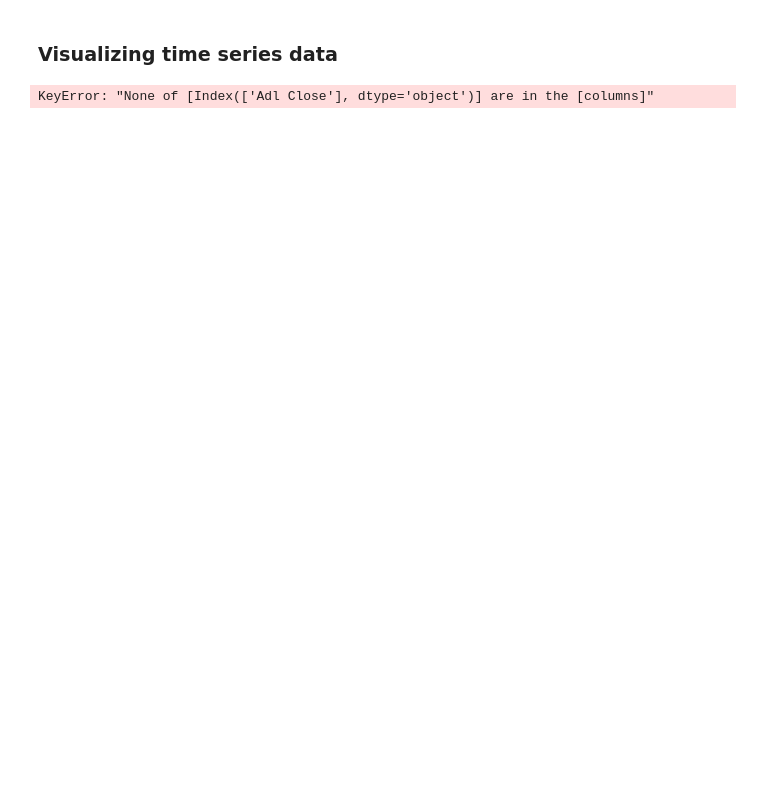
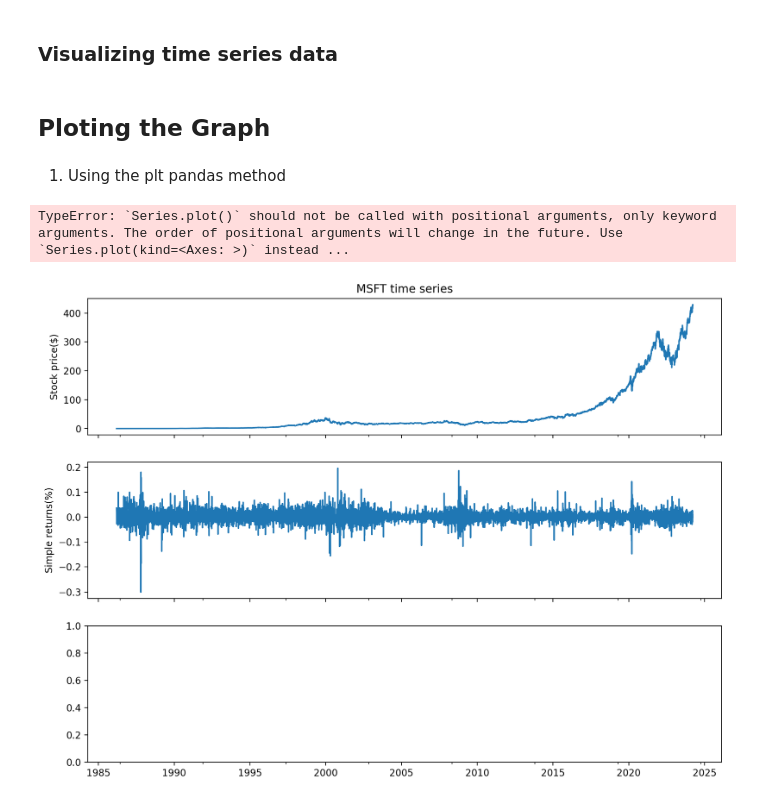
Before and after one commit to enorteyking/Python-For-Finance, a Jupyter notebook: Visualizing Time Series Data.ipynb, the cells around one changed output. Cells and saved outputs as stored; diff of their text form; code cells hidden in the pictures; blank space fills up the shorter version.

Commit message:
Visualization of time series data with the plt method

```diff
--- a/Visualizing Time Series Data.ipynb
+++ b/Visualizing Time Series Data.ipynb
@@ -12,7 +14,42 @@ import yfinance as yf
 df = yf.download('MSFT', auto_adjust =False, progress=False)
 
 #Locating column name 'Adj Close'
-df = df.loc[:, ['Adl Close']]
+df = df.loc[:, ['Adj Close']]
 df.rename(columns={'Adj Close':'adj_close'}, inplace=True)
-# %% [output]
-KeyError: "None of [Index(['Adl Close'], dtype='object')] are in the [columns]"
+# %%
+# Calculating simple and log returns
+df['simple_rtn'] = df.adj_close.pct_change()
+df['log_rtn'] = np.log(df.adj_close/df.adj_close.shift(1))
+
+# Dropping all redundant variables
+df.dropna(how='any', inplace=True)
+# %% [markdown]
+## Ploting the Graph
+# %% [markdown]
+1. Using the plt pandas method
+# %%
+fig, ax = plt.subplots(3, 1, figsize=(12, 10), sharex=True)
+
+#adding Prices
+df.adj_close.plot(ax=ax[0])
+ax[0].set(title='MSFT time series',
+         ylabel='Stock price($)')
+
+#Adding simple return
+df.simple_rtn.plot(ax=ax[1])
+ax[1].set(ylabel='Simple returns(%)')
+
+#adding log return
+df.log_rtn.plot(ax[2])
+ax[2].set(xlabel='Dates',
+          ylabel='Log simple return(%)')
+
+ax[2].thick_params(axis='x',
+                  which ='major',
+                  labelsize  = 12)
+
+# plt.tight_layout
+plt.show()
+# %% [output]
+TypeError: `Series.plot()` should not be called with positional arguments, only keyword arguments. The order of positional arguments will change in the future. Use `Series.plot(kind=<Axes: >)` instead ...
+[figure, added]
```
Also changed, not shown: parts of 1 cell of this notebook.
